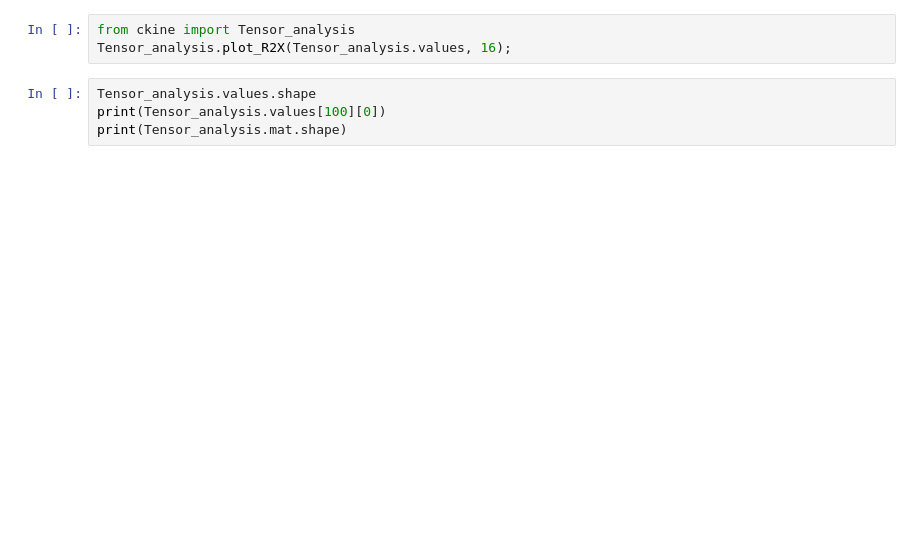
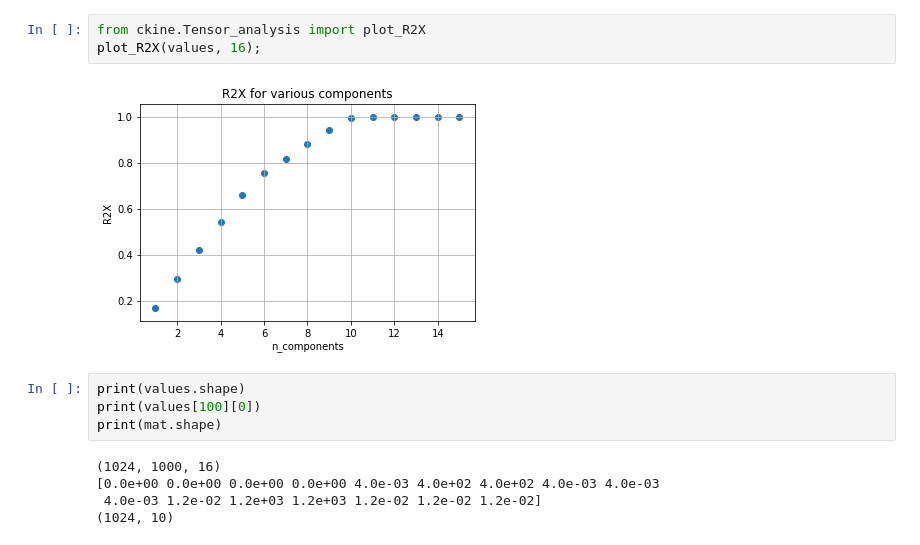
Before and after one commit to meyer-lab/gc-cytokines, a Jupyter notebook: Tensor_decomposition_plotting.ipynb, the cells around one changed output. Saved outputs shown, nothing was run; the diff lists cells and outputs as text; blank space fills up the shorter version.

```diff
--- a/Tensor_decomposition_plotting.ipynb
+++ b/Tensor_decomposition_plotting.ipynb
@@ -10,10 +27,17 @@ Tensor_analysis.plot_combo_decomp(factors, Tensor_analysis.mat, 7, 8);
 # %%
-from ckine import Tensor_analysis
-Tensor_analysis.plot_R2X(Tensor_analysis.values, 16);
+from ckine.Tensor_analysis import plot_R2X
+plot_R2X(values, 16);
+# %% [output]
+[figure, added]
 # %%
-Tensor_analysis.values.shape
-print(Tensor_analysis.values[100][0])
-print(Tensor_analysis.mat.shape)
+print(values.shape)
+print(values[100][0])
+print(mat.shape)
+# %% [output]
+(1024, 1000, 16)
+[0.0e+00 0.0e+00 0.0e+00 0.0e+00 4.0e-03 4.0e+02 4.0e+02 4.0e-03 4.0e-03
+ 4.0e-03 1.2e-02 1.2e+03 1.2e+03 1.2e-02 1.2e-02 1.2e-02]
+(1024, 10)
 # %%
 %matplotlib inline
 import matplotlib.pyplot as plt
```
Also changed, not shown: parts of 11 cells of this notebook, 4 other files.
